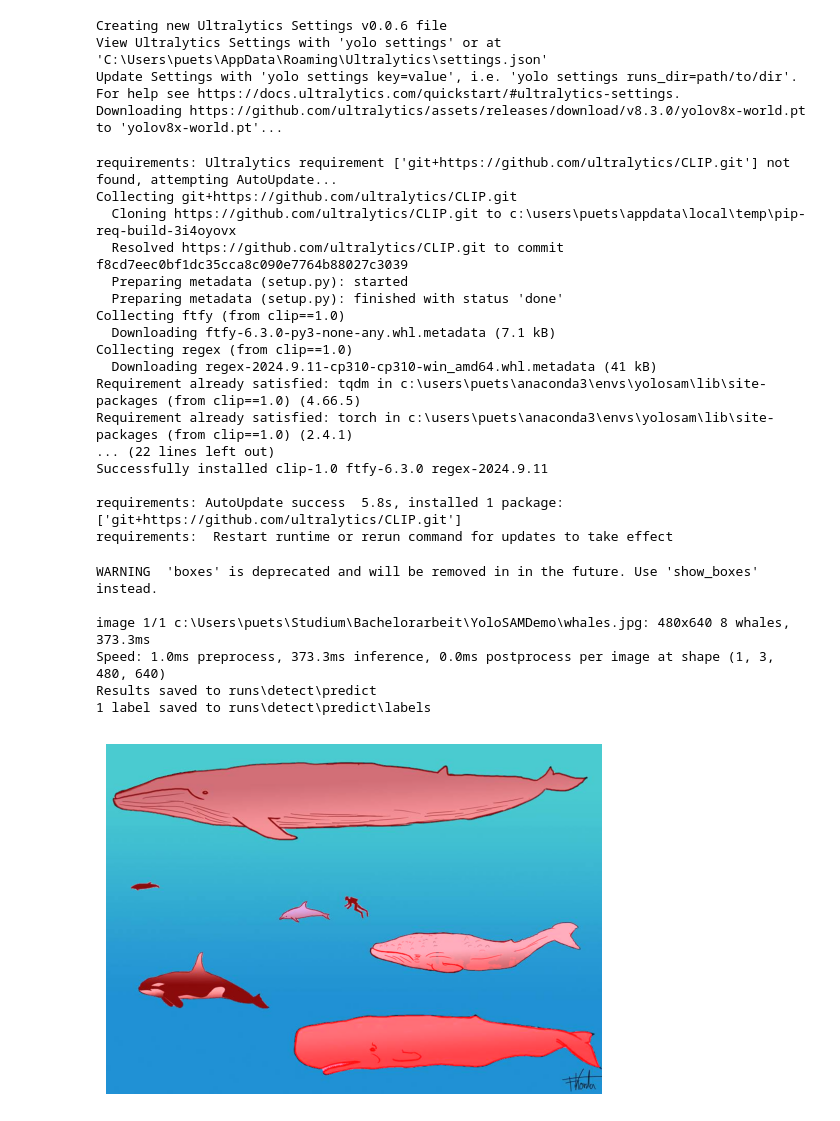
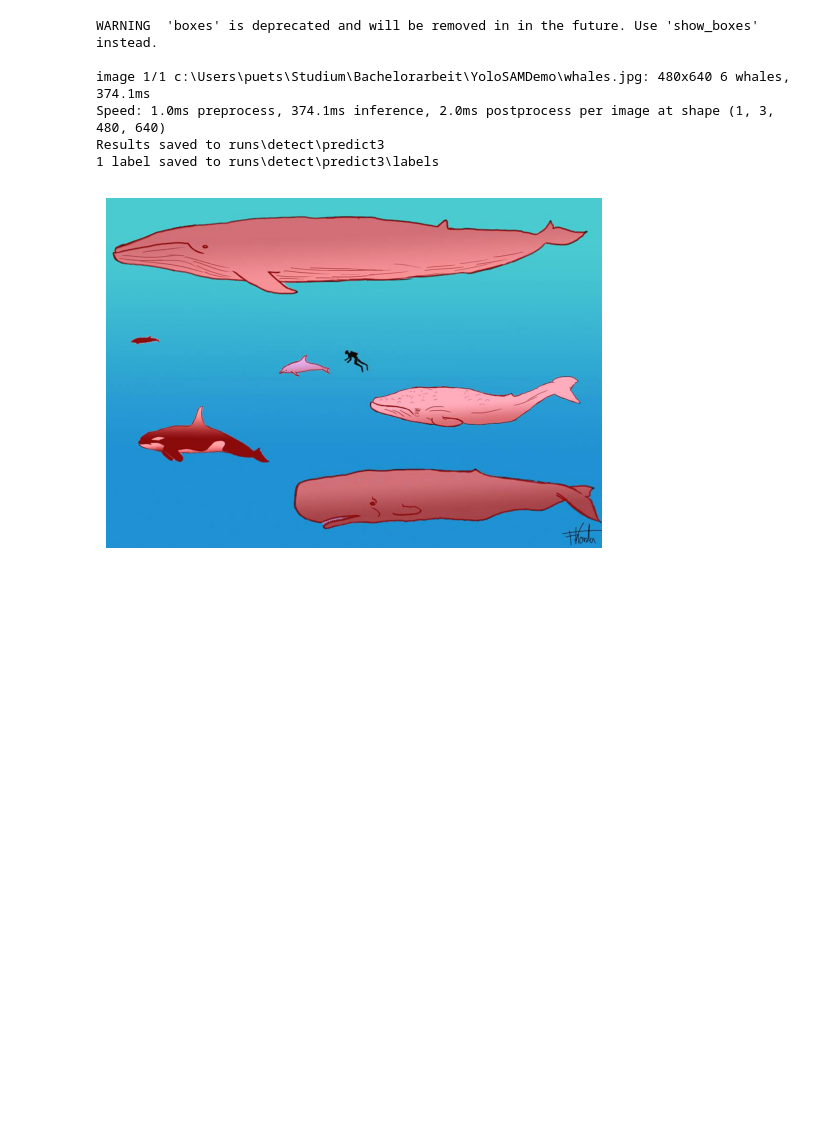
Before and after one commit to Puetschi/YoloSAMDemo, a Jupyter notebook: YoloWorldSam.ipynb, the cells around one changed output. Cells and saved outputs as stored; diff of their text form; code cells hidden in the pictures; blank space fills up the shorter version.

Commit message:
Added confidence to the Method and made the confidence threshold a bit bigger

```diff
--- a/YoloWorldSam.ipynb
+++ b/YoloWorldSam.ipynb
@@ -6,11 +6,11 @@ import numpy as np
 from segment_anything import sam_model_registry, SamPredictor
 
 
-def detect_and_segment(img_name, classes):
+def detect_and_segment(img_name, classes, confidence=0.01):
     # Load the YOLO model and set classes
     yolo_model = YOLOWorld('yolov8x-world.pt')
     yolo_model.set_classes(classes)
-    prediction_res = yolo_model.predict(source=img_name, save=True, save_txt=True, save_crop=True, boxes=True, conf=0.01)
+    prediction_res = yolo_model.predict(source=img_name, save=True, save_txt=True, save_crop=True, boxes=True, conf=confidence)
 
     # Load SAM model
     sam_checkpoint = "sam_vit_h_4b8939.pth"
@@ -45,59 +45,38 @@ def detect_and_segment(img_name, classes):
 
         segmentation_mask = masks[0]
 
         # Convert the segmentation mask to a binary mask (0s and 1s)
         binary_mask = np.where(segmentation_mask > 0.5, 1, 0).astype(np.uint8)
 
         # Create a color for the mask (e.g., red with some transparency)
         color_mask = np.zeros_like(image)
         color_mask[:, :] = [0, 0, 255]  # Red color for the mask
 
         # Blend the mask with the original image using transparency
         alpha = 0.5  # Transparency factor
         masked_image = cv2.addWeighted(combined_image, 1, color_mask * binary_mask[..., np.newaxis], alpha, 0)
 
         # Update the combined image
         combined_image = masked_image
 
     # Save and display the result
     cv2.imwrite('result_with_labels.png', combined_image)
     return combined_image
 
 
 img_name = "whales.jpg" # Set the path to your image here
 classes = ['whale']# Set the classes Yolo world should detect here
-result_image = detect_and_segment(img_name, classes)
+result_image = detect_and_segment(img_name, classes,0.3)
 
 # Display the result using matplotlib
 plt.imshow(cv2.cvtColor(result_image, cv2.COLOR_BGR2RGB))
 plt.axis('off')
 plt.show()
 # %% [output]
-Creating new Ultralytics Settings v0.0.6 file
-View Ultralytics Settings with 'yolo settings' or at 'C:\Users\puets\AppData\Roaming\Ultralytics\settings.json'
-Update Settings with 'yolo settings key=value', i.e. 'yolo settings runs_dir=path/to/dir'. For help see https://docs.ultralytics.com/quickstart/#ultralytics-settings.
-Downloading https://github.com/ultralytics/assets/releases/download/v8.3.0/yolov8x-world.pt to 'yolov8x-world.pt'...
+WARNING  'boxes' is deprecated and will be removed in in the future. Use 'show_boxes' instead.
+
+image 1/1 c:\Users\puets\Studium\Bachelorarbeit\YoloSAMDemo\whales.jpg: 480x640 6 whales, 374.1ms
+Speed: 1.0ms preprocess, 374.1ms inference, 2.0ms postprocess per image at shape (1, 3, 480, 640)
+Results saved to runs\detect\predict3
+1 label saved to runs\detect\predict3\labels
-requirements: Ultralytics requirement ['git+https://github.com/ultralytics/CLIP.git'] not found, attempting AutoUpdate...
-Collecting git+https://github.com/ultralytics/CLIP.git
-  Cloning https://github.com/ultralytics/CLIP.git to c:\users\puets\appdata\local\temp\pip-req-build-3i4oyovx
-  Resolved https://github.com/ultralytics/CLIP.git to commit f8cd7eec0bf1dc35cca8c090e7764b88027c3039
-  Preparing metadata (setup.py): started
-  Preparing metadata (setup.py): finished with status 'done'
-Collecting ftfy (from clip==1.0)
-  Downloading ftfy-6.3.0-py3-none-any.whl.metadata (7.1 kB)
-Collecting regex (from clip==1.0)
-  Downloading regex-2024.9.11-cp310-cp310-win_amd64.whl.metadata (41 kB)
-Requirement already satisfied: tqdm in c:\users\puets\anaconda3\envs\yolosam\lib\site-packages (from clip==1.0) (4.66.5)
-Requirement already satisfied: torch in c:\users\puets\anaconda3\envs\yolosam\lib\site-packages (from clip==1.0) (2.4.1)
-... (22 lines left out)
-Successfully installed clip-1.0 ftfy-6.3.0 regex-2024.9.11
-
-requirements: AutoUpdate success  5.8s, installed 1 package: ['git+https://github.com/ultralytics/CLIP.git']
-requirements:  Restart runtime or rerun command for updates to take effect
-WARNING  'boxes' is deprecated and will be removed in in the future. Use 'show_boxes' instead.
-
-image 1/1 c:\Users\puets\Studium\Bachelorarbeit\YoloSAMDemo\whales.jpg: 480x640 8 whales, 373.3ms
-Speed: 1.0ms preprocess, 373.3ms inference, 0.0ms postprocess per image at shape (1, 3, 480, 640)
-Results saved to runs\detect\predict
-1 label saved to runs\detect\predict\labels
-[figure, old version]
+[figure, new version]
```
Also changed, not shown: 1 other file.
